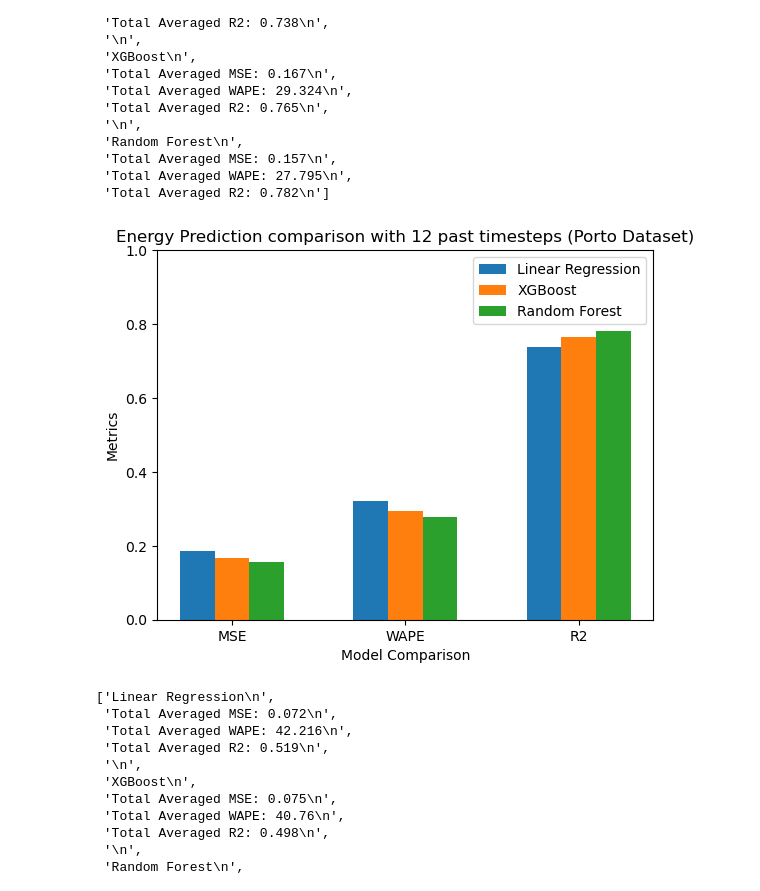
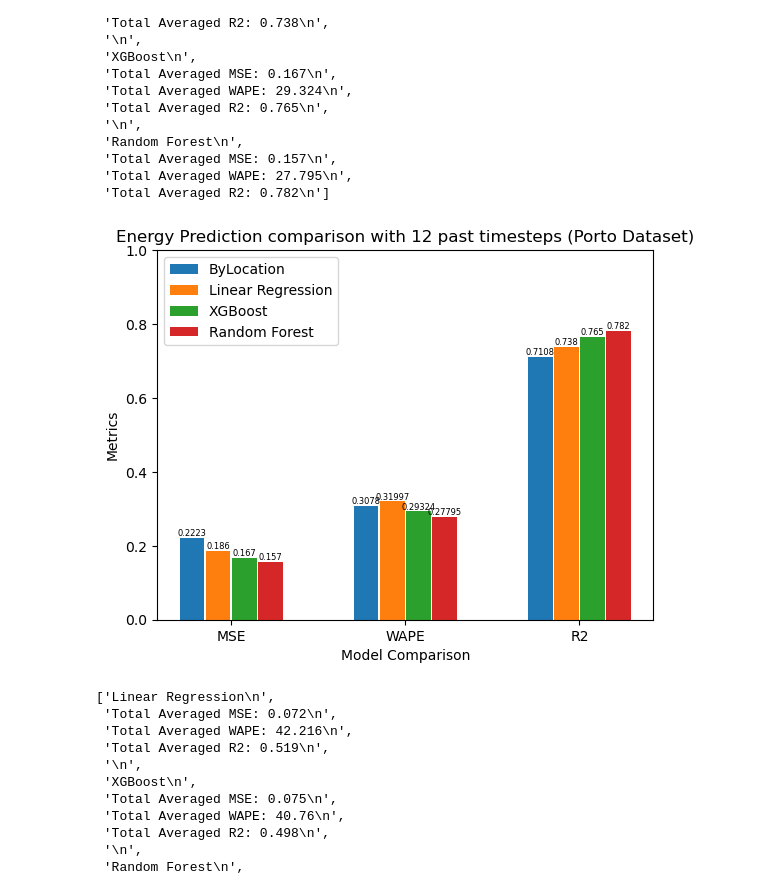
Before and after one commit to franciscomonteiro85/rec-energy-prediction-algorithm, a Jupyter notebook: Graphics.ipynb, the cells around one changed output. Saved outputs shown, nothing was run; the diff lists cells and outputs as text; code cells hidden in the pictures.

Commit message:
Added tests with Banes dataset

```diff
--- a/Graphics.ipynb
+++ b/Graphics.ipynb
@@ -13,20 +13,43 @@ def get_metrics_lists(lines):
     wape = list(map(lambda x: x/100, wape))
     r2 = list(map(float, r2))
     return model_names, mse, wape, r2
+# %%
+def get_ml_metrics(lines):
+    model_names = [lines[0][:-1], lines[4][0:-1]]
+    mse = [lines[1].split(":")[1][:-1],lines[5].split(":")[1][:-1]]
+    wape = [lines[2].split(":")[1][:-1],lines[6].split(":")[1][:-1]]
+    r2 = [lines[3].split(":")[1][:-1],lines[7].split(":")[1][:-1]]
+    mse = list(map(float, mse))
+    wape = list(map(float, wape))
+    r2 = list(map(float, r2))
+    return model_names, mse, wape, r2
 # %%
-def show_graphic(lines, title, filename):
+def show_graphic(lines, lines_noml, title, filename):
+    no_ml, mse_no, wape_no, r2_no = get_ml_metrics(lines_noml)
     model_names, mse, wape, r2 = get_metrics_lists(lines)
     X_names = ['MSE', 'WAPE', 'R2']
     X_axis = np.arange(len(X_names))
-    plt.bar(X_axis - 0.2, (mse[0], wape[0], r2[0]), 0.2, label=model_names[0])
-    plt.bar(X_axis, (mse[1], wape[1], r2[1]), 0.2, label=model_names[1])
-    plt.bar(X_axis + 0.2, (mse[2], wape[2], r2[2]), 0.2, label=model_names[2])
-    plt.ylim(0,1)
-    plt.xticks(X_axis, X_names)
-    plt.xlabel("Model Comparison")
-    plt.ylabel("Metrics")
-    plt.title(title)
-    plt.legend()
+    bar_width = 0.15
+    fig, ax = plt.subplots()
+    bar1 = (mse_no[0], wape_no[0], r2_no[0])
+    bar2 = (mse[0], wape[0], r2[0])
+    bar3 = (mse[1], wape[1], r2[1])
+    bar4 = (mse[2], wape[2], r2[2])
+    b1 = ax.bar(X_axis, bar1, bar_width-0.01, label=no_ml[0])
+    b2 = ax.bar(X_axis + bar_width, bar2, bar_width-0.01, label=model_names[0])
+    b3 = ax.bar(X_axis + bar_width*2, bar3, bar_width-0.01, label=model_names[1])
+    b4 = ax.bar(X_axis + bar_width*3, bar4, bar_width-0.01, label=model_names[2])
+    ax.bar_label(b1, fontsize=6)
+    ax.bar_label(b2, fontsize=6)
+    ax.bar_label(b3, fontsize=6)
+    ax.bar_label(b4, fontsize=6)
+    #ax.bar_label((mse_no[0], wape_no[0], r2_no[0]))
+    ax.set_ylim(0,1)
+    ax.set_xticks(X_axis+bar_width+bar_width/2,X_names)
+    ax.set_xlabel("Model Comparison")
+    ax.set_ylabel("Metrics")
+    ax.set_title(title)
+    ax.legend()
     plt.savefig(filename)
     plt.show()
 # %%
@@ -64,9 +87,9 @@ lines
  'Total Averaged WAPE: 27.795\n',
  'Total Averaged R2: 0.782\n']
 # %%
-show_graphic(lines, "Energy Prediction comparison with 12 past timesteps (Porto Dataset)", 'images/model_comparison.png')
+show_graphic(lines, lines_noml, "Energy Prediction comparison with 12 past timesteps (Porto Dataset)", 'images/model_comparison_no_ml.png')
 # %% [output]
-[figure, old version]
+[figure, new version]
 # %%
 with open('gpu_logs/ensemble_our.txt') as f:
     lines_our = f.readlines()
```
Also changed, not shown: parts of 6 cells of this notebook, 11 other files.
